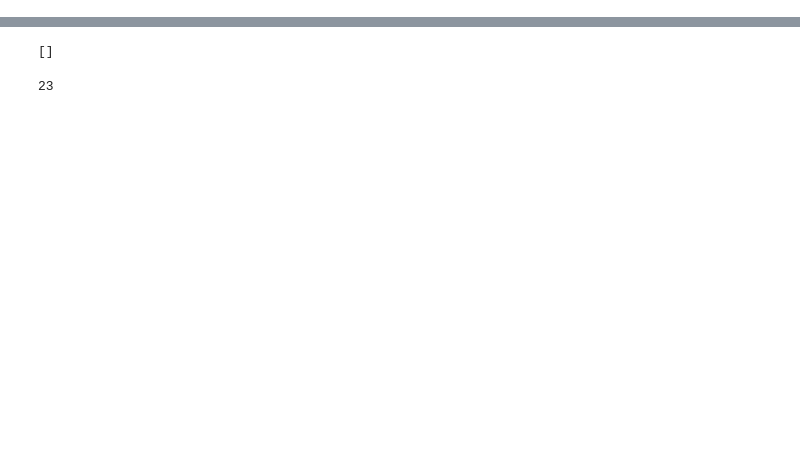
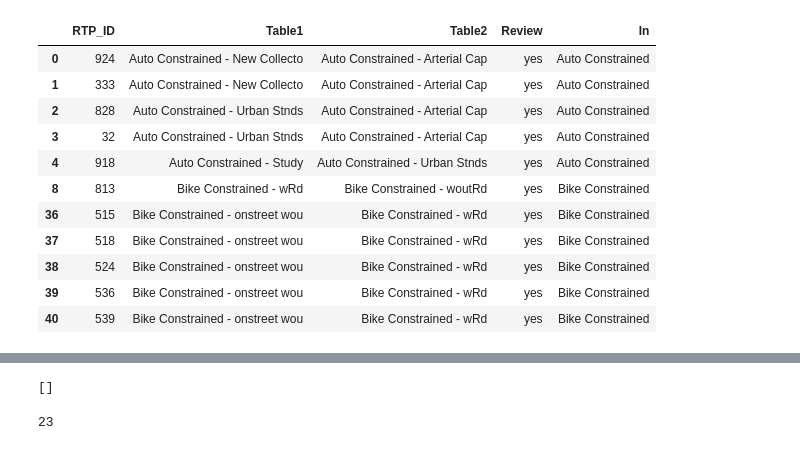
Before and after one commit to dongmeic/RTP, a Jupyter notebook: projlist/1.review_RTP_project_list.ipynb, the cells around one changed output, grey strips where cells are left out. Saved outputs shown, nothing was run; the diff lists cells and outputs as text; code cells hidden in the pictures; blank space fills up the shorter version.

```diff
--- a/projlist/1.review_RTP_project_list.ipynb
+++ b/projlist/1.review_RTP_project_list.ipynb
@@ -32,0 +47,15 @@ The IDs [512.0, 839.0] in Bike Illustrative - onstreet w are in Bike Illustrativ
+# %%
+RTP.reviewIDforGIS()
+# %% [output]
+|  | RTP_ID | Table1 | Table2 | Review | In |
+| 0 | 924 | Auto Constrained - New Collecto | Auto Constrained - Arterial Cap | yes | Auto Constrained |
+| 1 | 333 | Auto Constrained - New Collecto | Auto Constrained - Arterial Cap | yes | Auto Constrained |
+| 2 | 828 | Auto Constrained - Urban Stnds | Auto Constrained - Arterial Cap | yes | Auto Constrained |
+| 3 | 32 | Auto Constrained - Urban Stnds | Auto Constrained - Arterial Cap | yes | Auto Constrained |
+| 4 | 918 | Auto Constrained - Study | Auto Constrained - Urban Stnds | yes | Auto Constrained |
+| 8 | 813 | Bike Constrained - wRd | Bike Constrained - woutRd | yes | Bike Constrained |
+| 36 | 515 | Bike Constrained - onstreet wou | Bike Constrained - wRd | yes | Bike Constrained |
+| 37 | 518 | Bike Constrained - onstreet wou | Bike Constrained - wRd | yes | Bike Constrained |
+| 38 | 524 | Bike Constrained - onstreet wou | Bike Constrained - wRd | yes | Bike Constrained |
+| 39 | 536 | Bike Constrained - onstreet wou | Bike Constrained - wRd | yes | Bike Constrained |
+| 40 | 539 | Bike Constrained - onstreet wou | Bike Constrained - wRd | yes | Bike Constrained |
```
Also changed, not shown: parts of 13 cells of this notebook, 2 other files.
